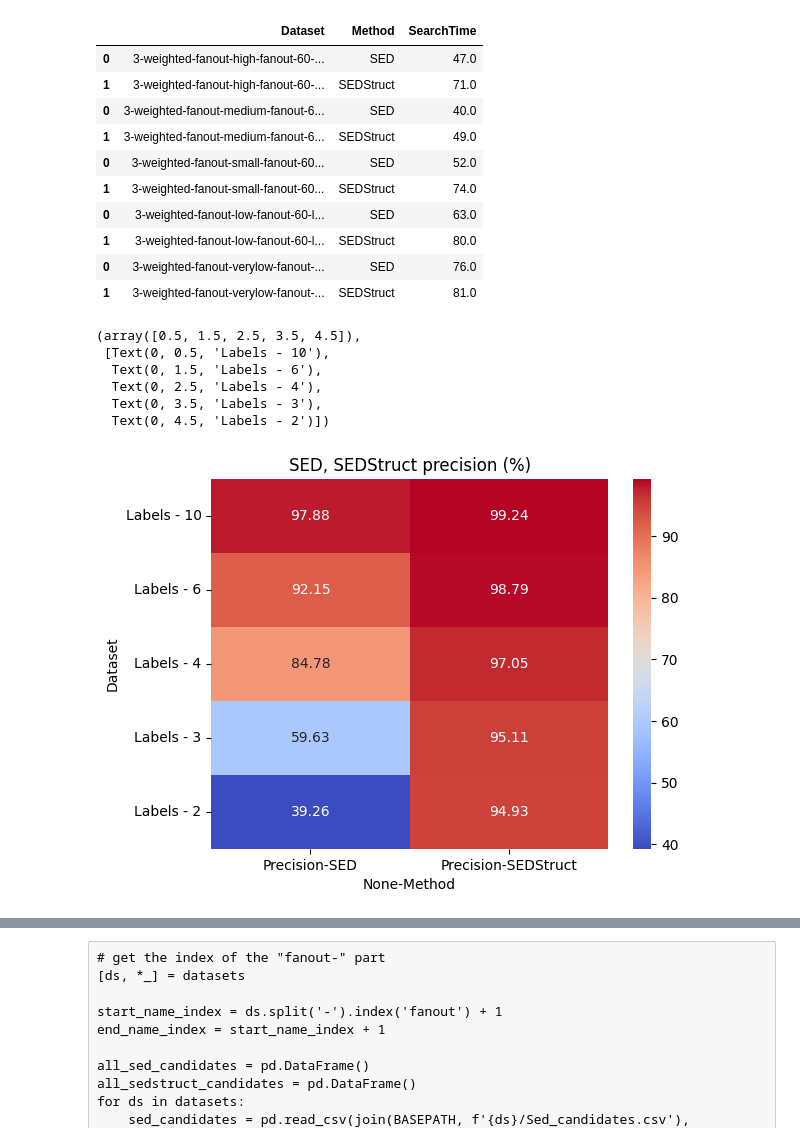
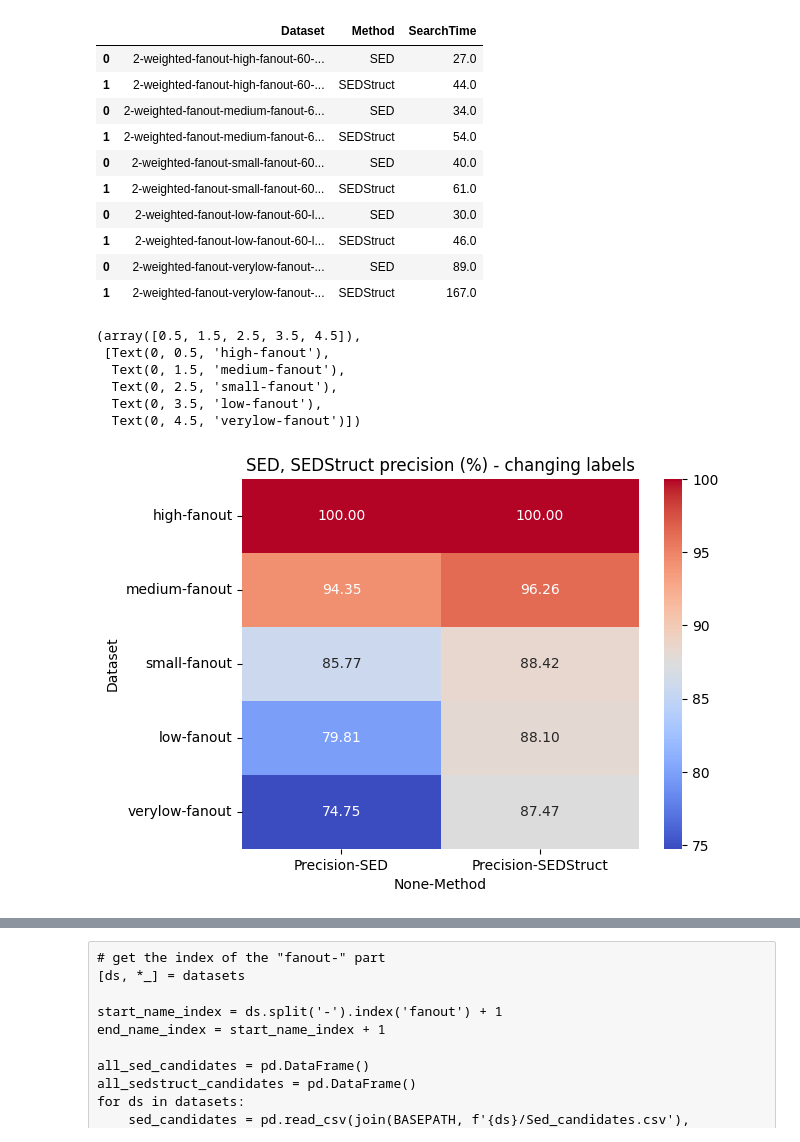
Before and after one commit to LukMRVC/tree-statistics, a Jupyter notebook: gen-precision.ipynb, the cells around one changed output, grey strips where cells are left out. Saved outputs shown, nothing was run; the diff lists cells and outputs as text; code cells hidden in the pictures.

```diff
--- a/gen-precision.ipynb
+++ b/gen-precision.ipynb
@@ -37,13 +37,12 @@ BASEPATH = 'resources/workloads/generated/'
 fanout = ['high-fanout', 'medium-fanout', 'small-fanout', 'low-fanout']
 datasets = [f'struct-change-3-fanout-{fo}-60-labels-20' for fo in fanout] # structure change - change of structure wihthout relabeling 5 labels - 3 edits min
 
-# fanout = ['high-fanout', 'medium-fanout', 'small-fanout', 'low-fanout']
-# datasets = [f'2-weighted-fanout-{fo}-60-labels-10' for fo in fanout] # structure change - change of structure wihthout relabeling 5 labels - 3 edits min
+fanout = ['high-fanout', 'medium-fanout', 'small-fanout', 'low-fanout', 'verylow-fanout']
+datasets = [f'2-weighted-fanout-{fo}-60-labels-10' for fo in fanout] # structure change - change of structure wihthout relabeling 5 labels - 3 edits min
 
 
-
-fanout = [('high-fanout', 10), ('medium-fanout', 6), ('small-fanout', 4),  ('low-fanout', 3), ('verylow-fanout', 2)]
-datasets = [f'3-weighted-fanout-{fo}-60-labels-{lbls}' for fo, lbls in fanout] # structure change - change of structure wihthout relabeling 5 labels - 3 edits min
+# fanout = [('high-fanout', 10), ('medium-fanout', 6), ('small-fanout', 4),  ('low-fanout', 3), ('verylow-fanout', 2)]
+# datasets = [f'3-weighted-fanout-{fo}-60-labels-{lbls}' for fo, lbls in fanout] # structure change - change of structure wihthout relabeling 5 labels - 3 edits min
 
 
 for ds in datasets:
@@ -116,48 +115,48 @@ sedstruct_precision['Precision'] = (sedstruct_precision['SEDStruct_Passed'] / se
 
 sed_precision['Dataset'] = sed_precision['Dataset'].apply(lambda x: x.split('-')[start_name_index] + '-' + x.split('-')[end_name_index])
 sedstruct_precision['Dataset'] = sedstruct_precision['Dataset'].apply(lambda x: x.split('-')[start_name_index] + '-' + x.split('-')[end_name_index])
 
 
 # Combine results
 precision_df = pd.concat([
     sed_precision[['Dataset', 'Method', 'SED_Total', 'SED_Passed', 'Precision']].rename(columns={'SED_Total': 'Total', 'SED_Passed': 'Passed'}),
     sedstruct_precision[['Dataset', 'Method', 'SEDStruct_Total', 'SEDStruct_Passed', 'Precision']].rename(columns={'SEDStruct_Total': 'Total', 'SEDStruct_Passed': 'Passed'})
 ])
 
 precision_df
 # precision_df['Dataset'] = precision_df['Dataset'].apply(lambda x: x.split('-')[start_name_index] + '-' + x.split('-')[end_name_index])
 pdf = precision_df.pivot(index=['Dataset'], columns=['Method'], values=['Precision'])
 pdf = pdf.reindex([x.split('-')[start_name_index] + '-' + x.split('-')[end_name_index] for x in datasets])
 
 def rename_label(short_label):
     [sn, en] = short_label.split('-')
     [label] = [l for l in datasets if l.split('-')[start_name_index] == sn and l.split('-')[end_name_index] == en]
     parts = label.split('-')
     return f'Labels - {parts[-1]}'
 
 # print(rename_label('low-fanout'))
 
-pdf.index = pdf.index.map(rename_label)
+# pdf.index = pdf.index.map(rename_label)
 
-plt.title('SED, SEDStruct precision (%)')
+plt.title('SED, SEDStruct precision (%) - changing labels')
 sns.heatmap(pdf, annot=True, fmt='.2f', cmap='coolwarm')
 plt.yticks(rotation=0)
 # %% [output]
 |  | Dataset | Method | SearchTime |
-| 0 | 3-weighted-fanout-high-fanout-60-... | SED | 47.0 |
-| 1 | 3-weighted-fanout-high-fanout-60-... | SEDStruct | 71.0 |
-| 0 | 3-weighted-fanout-medium-fanout-6... | SED | 40.0 |
-| 1 | 3-weighted-fanout-medium-fanout-6... | SEDStruct | 49.0 |
-| 0 | 3-weighted-fanout-small-fanout-60... | SED | 52.0 |
-| 1 | 3-weighted-fanout-small-fanout-60... | SEDStruct | 74.0 |
-| 0 | 3-weighted-fanout-low-fanout-60-l... | SED | 63.0 |
-| 1 | 3-weighted-fanout-low-fanout-60-l... | SEDStruct | 80.0 |
-| 0 | 3-weighted-fanout-verylow-fanout-... | SED | 76.0 |
-| 1 | 3-weighted-fanout-verylow-fanout-... | SEDStruct | 81.0 |
+| 0 | 2-weighted-fanout-high-fanout-60-... | SED | 27.0 |
+| 1 | 2-weighted-fanout-high-fanout-60-... | SEDStruct | 44.0 |
+| 0 | 2-weighted-fanout-medium-fanout-6... | SED | 34.0 |
+| 1 | 2-weighted-fanout-medium-fanout-6... | SEDStruct | 54.0 |
+| 0 | 2-weighted-fanout-small-fanout-60... | SED | 40.0 |
+| 1 | 2-weighted-fanout-small-fanout-60... | SEDStruct | 61.0 |
+| 0 | 2-weighted-fanout-low-fanout-60-l... | SED | 30.0 |
+| 1 | 2-weighted-fanout-low-fanout-60-l... | SEDStruct | 46.0 |
+| 0 | 2-weighted-fanout-verylow-fanout-... | SED | 89.0 |
+| 1 | 2-weighted-fanout-verylow-fanout-... | SEDStruct | 167.0 |
 (array([0.5, 1.5, 2.5, 3.5, 4.5]),
- [Text(0, 0.5, 'Labels - 10'),
-  Text(0, 1.5, 'Labels - 6'),
-  Text(0, 2.5, 'Labels - 4'),
-  Text(0, 3.5, 'Labels - 3'),
-  Text(0, 4.5, 'Labels - 2')])
+ [Text(0, 0.5, 'high-fanout'),
+  Text(0, 1.5, 'medium-fanout'),
+  Text(0, 2.5, 'small-fanout'),
+  Text(0, 3.5, 'low-fanout'),
+  Text(0, 4.5, 'verylow-fanout')])
-[figure, old version]
+[figure, new version]
```
Also changed, not shown: parts of 30 cells of this notebook, 11 other files.
